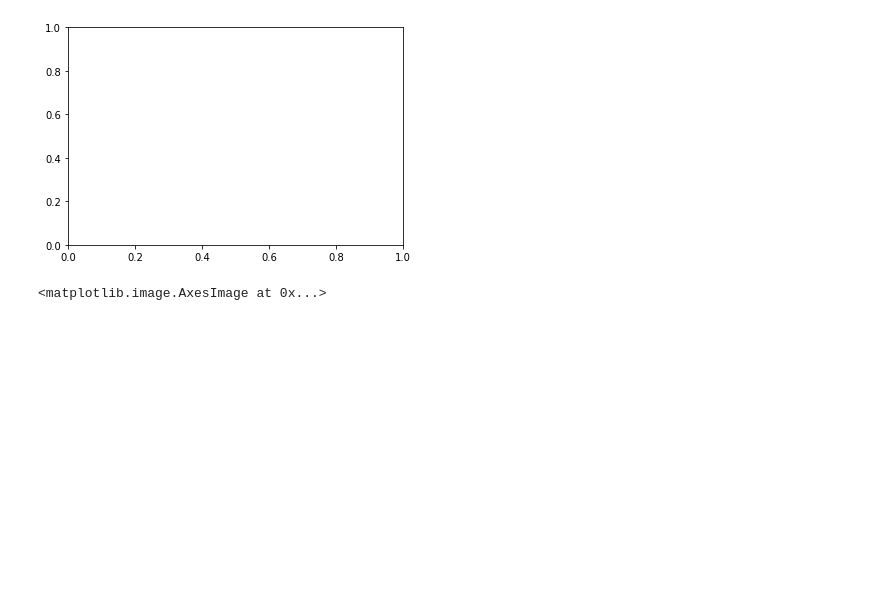
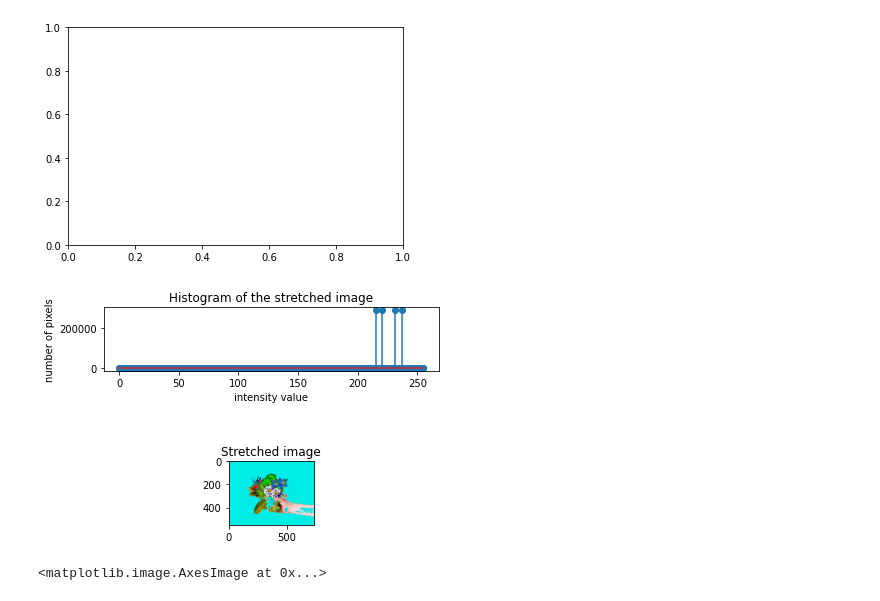
Before and after one commit to KhomZ/BE-Computer-Overall-Notes, a Jupyter notebook: BE Computer/Semester/Sem-VII/Image-Processing-n-Pattern-Recognition/IPPR-Lab/Lab1_ClassDemo.ipynb, the cells around one changed output. Drawn from its saved outputs; the diff is of its cells as text; code cells hidden in the pictures; blank space fills up the shorter version.

Commit message:
ikhom: ippr histogram stretching and cloud computing imp points

```diff
--- a/BE Computer/Semester/Sem-VII/Image-Processing-n-Pattern-Recognition/IPPR-Lab/Lab1_ClassDemo.ipynb
+++ b/BE Computer/Semester/Sem-VII/Image-Processing-n-Pattern-Recognition/IPPR-Lab/Lab1_ClassDemo.ipynb
@@ -142,3 +140,81 @@ ValueError: could not broadcast input array from shape (575,) into shape (1,)
+# %%
+# Histogram Stretching using user defined function
+
+import matplotlib.pyplot as plt
+import cv2
+
+def initialize_count(level):
+    for i in range(level):
+        count_list.append(0)
+
+
+def count_all(image):
+    for i in image:
+        for j in i:
+            for k in j:
+                count_list[k] += 1
+
+
+def reduce_histogram():
+    for i in range(21):
+        count_list[i] = 0
+    for i in range(235, 256):
+        count_list[i] = 0
+
+
+def stretch_histogram(xmin, xmax, ymin, ymax):
+    x_stretch_data = []
+    y_stretch_data = []
+    for x in range(xmin, xmax+1):
+        y = round((x-xmin)/(xmax-xmin)*(ymax-ymin)+ymin)
+        x_stretch_data.append(y)
+        y_stretch_data.append(count_list[x])
+    return x_stretch_data, y_stretch_data
+
+
+def stretch_image(image, x_stretch_data, xmin, xmax):
+    for i in range(len(image)):
+        for j in range(len(image[i])):
+            for k in range(len(image[i][j])):
+                if image[i][j][k] < xmin or image[i][j][k] > xmax:
+                    image[i][j][k] = 0
+                else:
+                    image[i][j][k] = x_stretch_data[image[i][j][k] - xmin]
+    return image
+
+
+
+if __name__ == "__main__":
+    count_list = []
+    myflower = plt.imread('./Flowers/flower.jpg')
+    flower_to_stretch = myflower
+    level = 256
+    x_data = [i for i in range(256)]
+    initialize_count(level)
+    count_all(myflower)
+
+    reduce_histogram()  # comment this
+    plt.subplot(3, 1, 1)
+    plt.stem(x_data, count_list)
+
+    plt.xlabel('intensity value')
+    plt.ylabel('number of pixels')
+    plt.title('Histogram of the original image')
+    plt.subplot(3, 1, 1)
+
+    x_st_data, y_st_data = stretch_histogram(20, 235, 0, 255)
+    plt.stem(x_st_data, y_st_data)
+    plt.xlabel('intensity value')
+    plt.ylabel('number of pixels')
+    plt.title('Histogram of the stretched image')
+
+    st_im = stretch_image(flower_to_stretch, x_st_data, 20, 235)
+    plt.subplot(3, 1, 3)
+    plt.imshow(st_im)
+    plt.title('Stretched image')
+    plt.show()
+# %% [output]
+[figure, added]
 # %%
 # Histogram Equalization using user defined function
 # %%
```
Also changed, not shown: parts of 1 cell of this notebook, 1 other file.
